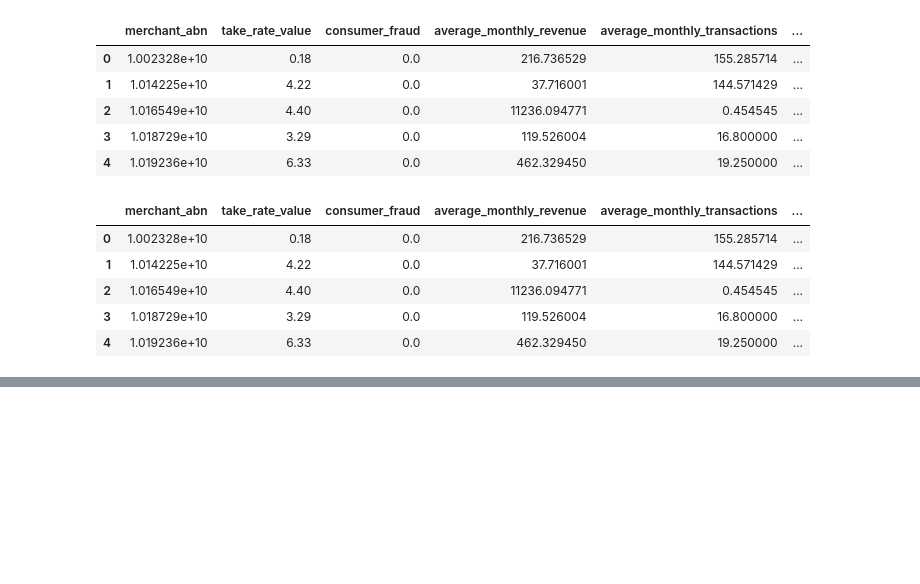
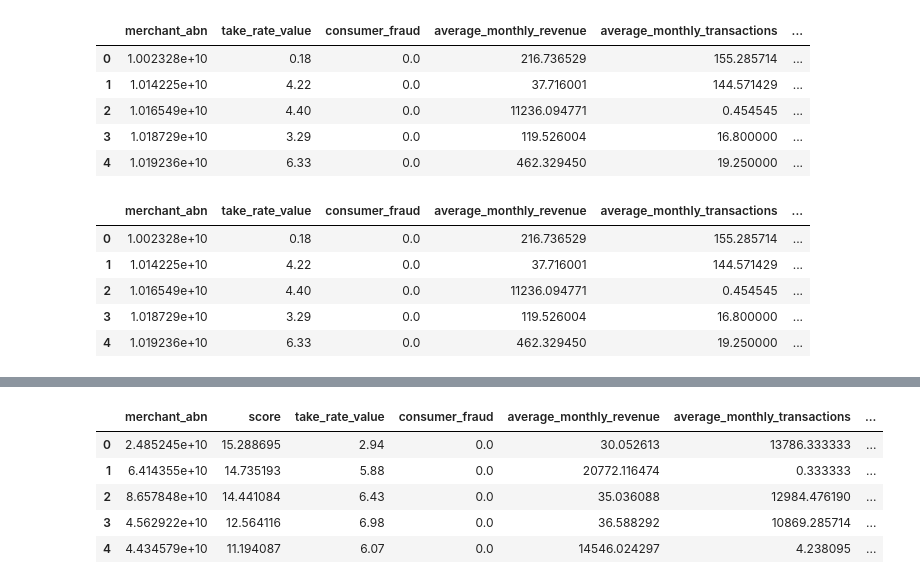
Before and after one commit to MAST30034-AppliedDataScience/project-2-group-buy-now-pay-later-industry-project-24, a Jupyter notebook: notebooks/Big merge.ipynb, the cells around one changed output, grey strips where cells are left out. Cells and saved outputs as stored; diff of their text form; code cells hidden in the pictures; blank space fills up the shorter version.

```diff
--- a/notebooks/Big merge.ipynb
+++ b/notebooks/Big merge.ipynb
@@ -368,0 +385,42 @@ Top 10 merchants in 'Retail Goods':
+# %%
+import pandas as pd
+
+# Assuming final_df2 is your DataFrame and the top 10 DataFrames are already defined
+
+# Function to merge and keep only 'score' column from top merchants DataFrame
+def merge_top_merchants(top_merchants_df, final_df2):
+    # Select only the 'merchant_abn' and 'score' columns from top_merchants_df
+    top_merchants_reduced = top_merchants_df[['merchant_abn', 'score']]
+
+    # Merge with final_df2 on 'merchant_abn', keeping only the merchants from top_merchants_df
+    merged_df = pd.merge(top_merchants_reduced, final_df2, on='merchant_abn', how='left')
+
+    return merged_df
+
+# Merge for each top 10 merchants DataFrame
+merged_top_10_retail_goods = merge_top_merchants(top_10_retail_goods, final_df2)
+merged_top_10_media_technology = merge_top_merchants(top_10_media_technology, final_df2)
+merged_top_10_furniture_home_furnishing = merge_top_merchants(top_10_furniture_home_furnishing, final_df2)
+merged_top_10_services = merge_top_merchants(top_10_services, final_df2)
+merged_top_10_automotives = merge_top_merchants(top_10_automotives, final_df2)
+
+# Display the first few rows of each merged DataFrame to verify
+print("Merged Top 10 Retail Goods:")
+print(merged_top_10_retail_goods.head())
+print("\n")
+
+print("Merged Top 10 Media and Technology:")
+print(merged_top_10_media_technology.head())
+print("\n")
+
+print("Merged Top 10 Furniture and Home Furnishing:")
+print(merged_top_10_furniture_home_furnishing.head())
+print("\n")
+
+print("Merged Top 10 Services:")
+print(merged_top_10_services.head())
+print("\n")
+
+print("Merged Top 10 Automotives:")
+print(merged_top_10_automotives.head())
+print("\n")
@@ -368,0 +445,9 @@ Top 10 merchants in 'Retail Goods':
+# %%
+merged_top_10_retail_goods.head()
+# %% [output]
+|  | merchant_abn | score | take_rate_value | consumer_fraud | average_monthly_revenue | average_monthly_transactions | ... |
+| 0 | 2.485245e+10 | 15.288695 | 2.94 | 0.0 | 30.052613 | 13786.333333 | ... |
+| 1 | 6.414355e+10 | 14.735193 | 5.88 | 0.0 | 20772.116474 | 0.333333 | ... |
+| 2 | 8.657848e+10 | 14.441084 | 6.43 | 0.0 | 35.036088 | 12984.476190 | ... |
+| 3 | 4.562922e+10 | 12.564116 | 6.98 | 0.0 | 36.588292 | 10869.285714 | ... |
+| 4 | 4.434579e+10 | 11.194087 | 6.07 | 0.0 | 14546.024297 | 4.238095 | ... |
```
Also changed, not shown: parts of 15 cells of this notebook.
